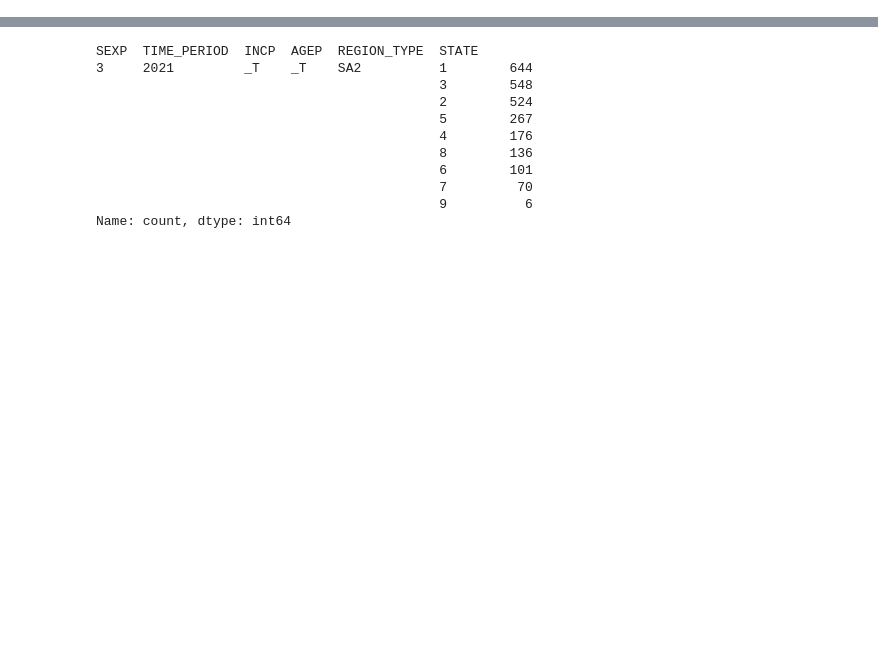
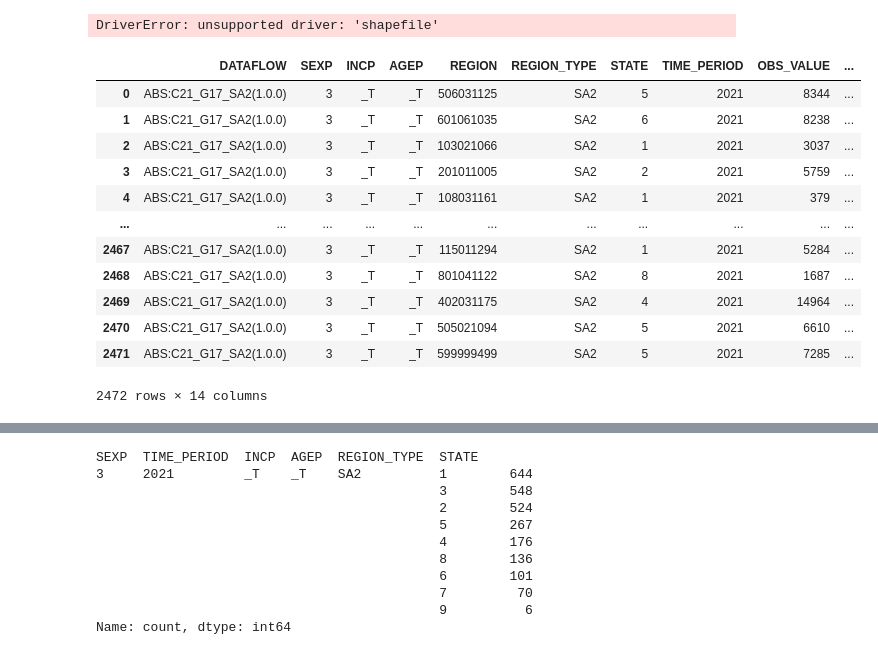
Before and after one commit to Tell1/prop-recommender, a Jupyter notebook: notebooks/eda.ipynb, the cells around one changed output, grey strips where cells are left out. Saved outputs shown, nothing was run; the diff lists cells and outputs as text; code cells hidden in the pictures; blank space fills up the shorter version.

```diff
--- a/notebooks/eda.ipynb
+++ b/notebooks/eda.ipynb
@@ -0,0 +5,78 @@
+# %%
+from pathlib import Path
+
+import pandas as pd
+
+import geopandas as gpd
+from geopandas.geodataframe import GeoDataFrame
+
+DATA_DIR = Path("../data").resolve()
+
+filepath = DATA_DIR / "00_raw" / "nationalmaps" / "Census_2021_G17_Total_personal_income_weekly_by_age_by_sex_Main_Statistical_Areas_Level_2_and_up_SA2_.txt"
+metadata_filepath = DATA_DIR / "00_raw" / "nationalmaps" / "metadata"
+digital_boundaries_filepath = metadata_filepath / "SA2_2021_AUST_GDA2020.shp"
+variable_mapping = metadata_filepath = metadata_filepath / "variable_indixes_mapping.json"
+save_path = DATA_DIR / "01_interim" / "nationalmaps" / "Census_2021_G17_Total_personal_income_weekly_by_age_by_sex_Main_Statistical_Areas_Level_2_and_up_SA2_.shp"
+
+data = pd.read_csv(filepath)
+data_dtypes = data.dtypes.to_dict() # Store data types for later
+digital_boundaries = gpd.read_file(metadata_filepath)
+digital_boundaries: GeoDataFrame
+
+assert data.REGION.dtype == 'int64'
+
+def project_to_from_cea(df: GeoDataFrame, column: str) -> GeoDataFrame:
+    """Project coordinates to and from CEA, to account for shape of earth"""
+    df.loc[:,column] = gpd.GeoSeries(df.loc[:,column].values.to_crs('+proj=cea'))
+    return df
+
+digital_boundaries = project_to_from_cea(digital_boundaries, 'geometry')
+
+assert len(set(data.REGION_TYPE)) == 1, "One region code for this file"
+region_code = data.REGION_TYPE[0]
+
+# Cast data.REGION to the same type as digital_boundaries.REGION
+data.REGION =data.REGION.astype(type(digital_boundaries.SA2_CODE21[0]))
+digital_boundaries = digital_boundaries[digital_boundaries.SA2_CODE21.isin(data.REGION)]
+
+# Append geometry to data, using the SA2 code as the index on REGION
+data = GeoDataFrame(data)
+data = data.merge(digital_boundaries.loc[:,[f'{region_code}_CODE21', 'geometry', f'{region_code}_NAME21', 'STE_NAME21']], left_on='REGION', right_on=f'{region_code}_CODE21')
+
+
+# Save geopandas
+for n in data.columns:
+    if type(data[n][0]) != str and not n.startswith('geometry'):
+        data[n] = data[n].astype(str)
+data.to_file(save_path, driver='ESRI Shapefile', index=False)
+# %% [output]
+DriverError: unsupported driver: 'shapefile'
+# %%
+import pandas as pd
+import json
+
+# Load the JSON file
+with open("/mnt/c/Users/ssch7/repos/prop-recommender/data/00_raw/nationalmaps/metadata/variable_indices_mapping.json") as f:
+    mapping = json.load(f)
+
+# if SEXP is not in the mapping, use a default value to replace it
+
+# Create a new column in your dataframe using the mapping
+# data['gender'] = data['SEXP'].map(mapping['SEXP'])
+data['gender'] = data['SEXP'].map(mapping['SEXP']).fillna('NA')
+
+data
+# %% [output]
+|  | DATAFLOW | SEXP | INCP | AGEP | REGION | REGION_TYPE | STATE | TIME_PERIOD | OBS_VALUE | ... |
+| 0 | ABS:C21_G17_SA2(1.0.0) | 3 | _T | _T | 506031125 | SA2 | 5 | 2021 | 8344 | ... |
+| 1 | ABS:C21_G17_SA2(1.0.0) | 3 | _T | _T | 601061035 | SA2 | 6 | 2021 | 8238 | ... |
+| 2 | ABS:C21_G17_SA2(1.0.0) | 3 | _T | _T | 103021066 | SA2 | 1 | 2021 | 3037 | ... |
+| 3 | ABS:C21_G17_SA2(1.0.0) | 3 | _T | _T | 201011005 | SA2 | 2 | 2021 | 5759 | ... |
+| 4 | ABS:C21_G17_SA2(1.0.0) | 3 | _T | _T | 108031161 | SA2 | 1 | 2021 | 379 | ... |
+| ... | ... | ... | ... | ... | ... | ... | ... | ... | ... | ... |
+| 2467 | ABS:C21_G17_SA2(1.0.0) | 3 | _T | _T | 115011294 | SA2 | 1 | 2021 | 5284 | ... |
+| 2468 | ABS:C21_G17_SA2(1.0.0) | 3 | _T | _T | 801041122 | SA2 | 8 | 2021 | 1687 | ... |
+| 2469 | ABS:C21_G17_SA2(1.0.0) | 3 | _T | _T | 402031175 | SA2 | 4 | 2021 | 14964 | ... |
+| 2470 | ABS:C21_G17_SA2(1.0.0) | 3 | _T | _T | 505021094 | SA2 | 5 | 2021 | 6610 | ... |
+| 2471 | ABS:C21_G17_SA2(1.0.0) | 3 | _T | _T | 599999499 | SA2 | 5 | 2021 | 7285 | ... |
+2472 rows × 14 columns
```
Also changed, not shown: parts of 15 cells of this notebook, 3 other files.
